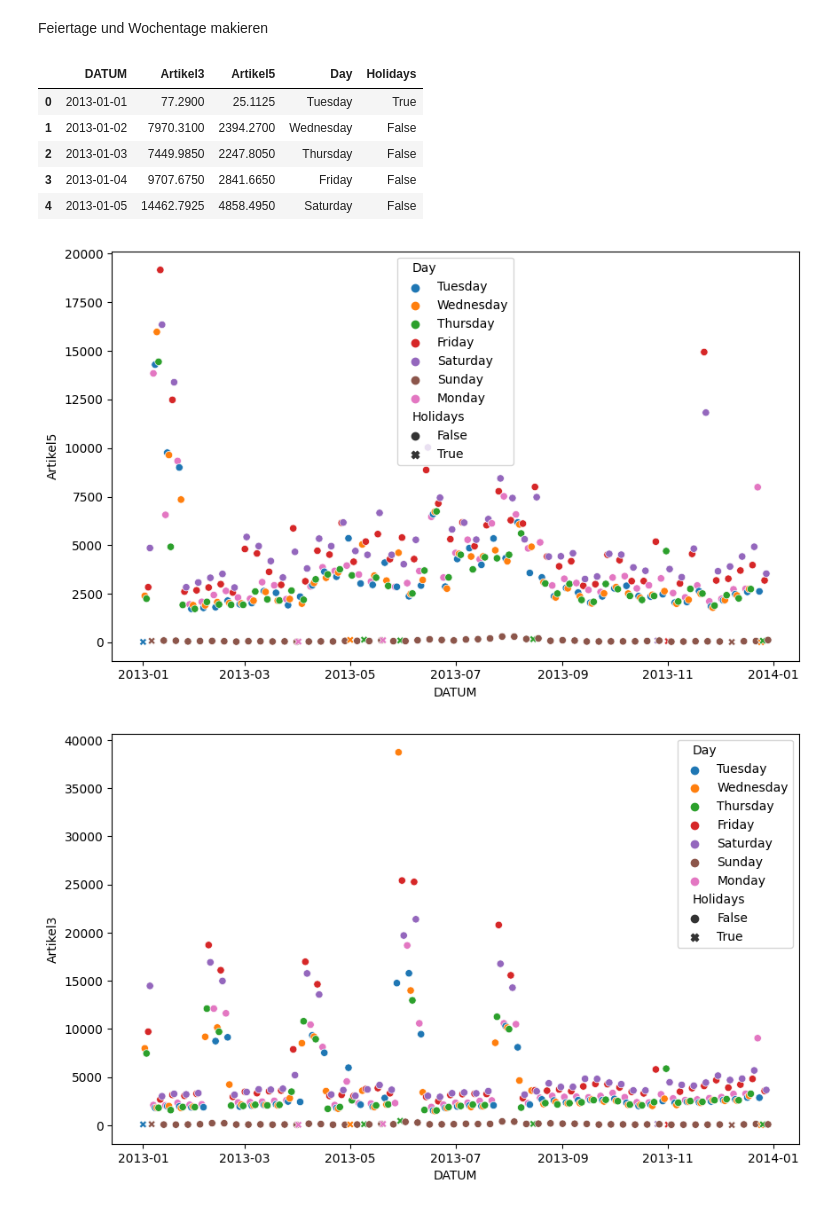
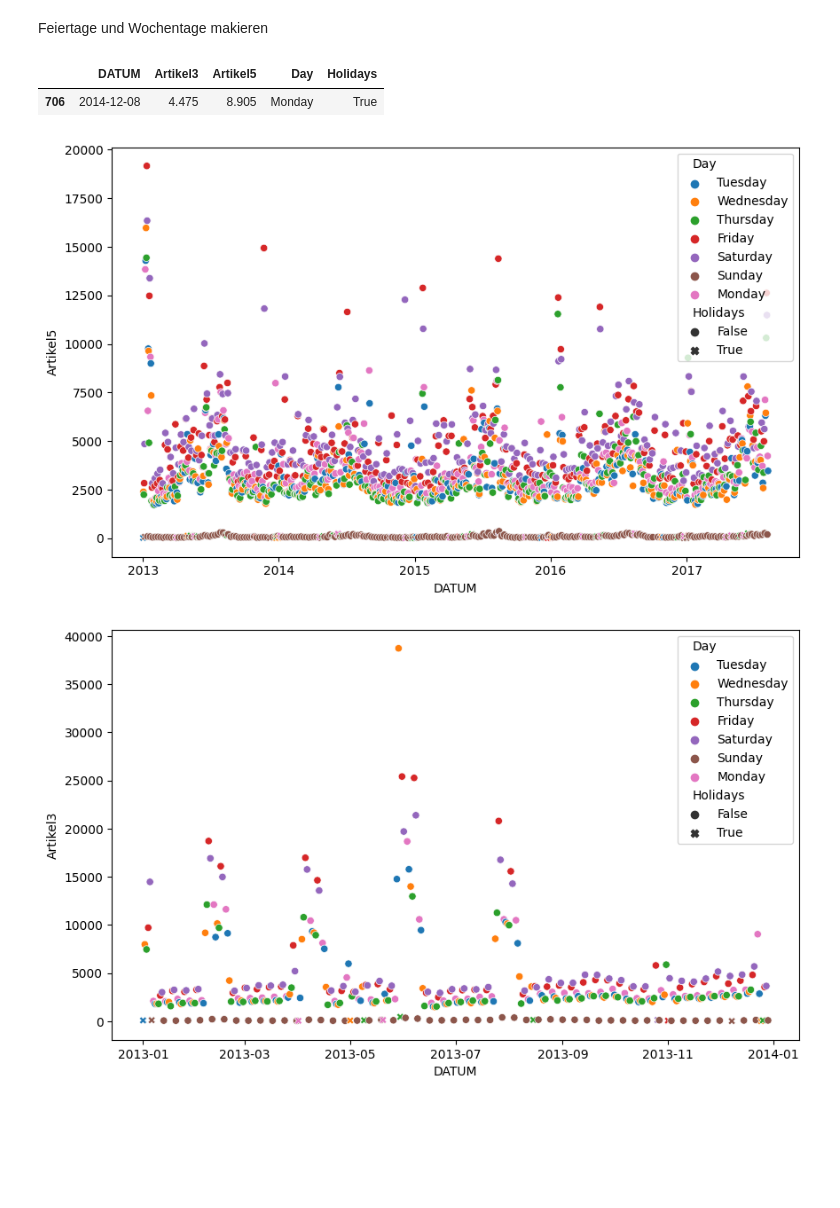
Before and after one commit to JPNMint/rewe_project, a Jupyter notebook: EDA.ipynb, the cells around one changed output. Cells and saved outputs as stored; diff of their text form; code cells hidden in the pictures; blank space fills up the shorter version.

```diff
--- a/EDA.ipynb
+++ b/EDA.ipynb
@@ -35,22 +35,18 @@ df['Day'] = df['DATUM'].dt.day_name()
 #flag holidays
 at_holidays = holidays.Austria(years=df['DATUM'].dt.year.unique())
 df['Holidays'] = df['DATUM'].dt.date.isin(at_holidays)
-# %%
-df.head()
-# %% [output]
-|  | DATUM | Artikel3 | Artikel5 | Day | Holidays |
-| 0 | 2013-01-01 | 77.2900 | 25.1125 | Tuesday | True |
-| 1 | 2013-01-02 | 7970.3100 | 2394.2700 | Wednesday | False |
-| 2 | 2013-01-03 | 7449.9850 | 2247.8050 | Thursday | False |
-| 3 | 2013-01-04 | 9707.6750 | 2841.6650 | Friday | False |
-| 4 | 2013-01-05 | 14462.7925 | 4858.4950 | Saturday | False |
+# %%
+df[df['DATUM']=='2014-12-08']
+# %% [output]
+|  | DATUM | Artikel3 | Artikel5 | Day | Holidays |
+| 706 | 2014-12-08 | 4.475 | 8.905 | Monday | True |
 # %%
-df_2013 = df[df['DATUM'].dt.isocalendar().year == 2013]
+df_2013 = df
 plt.figure(figsize=(10, 6))
 
 ax = sns.scatterplot(x='DATUM', y='Artikel5', hue = 'Day', style = 'Holidays', data=df_2013)
 # %% [output]
-[figure, old version]
+[figure, new version]
 # %%
 plt.figure(figsize=(10, 6))
 
```
Also changed, not shown: 2 other files.
